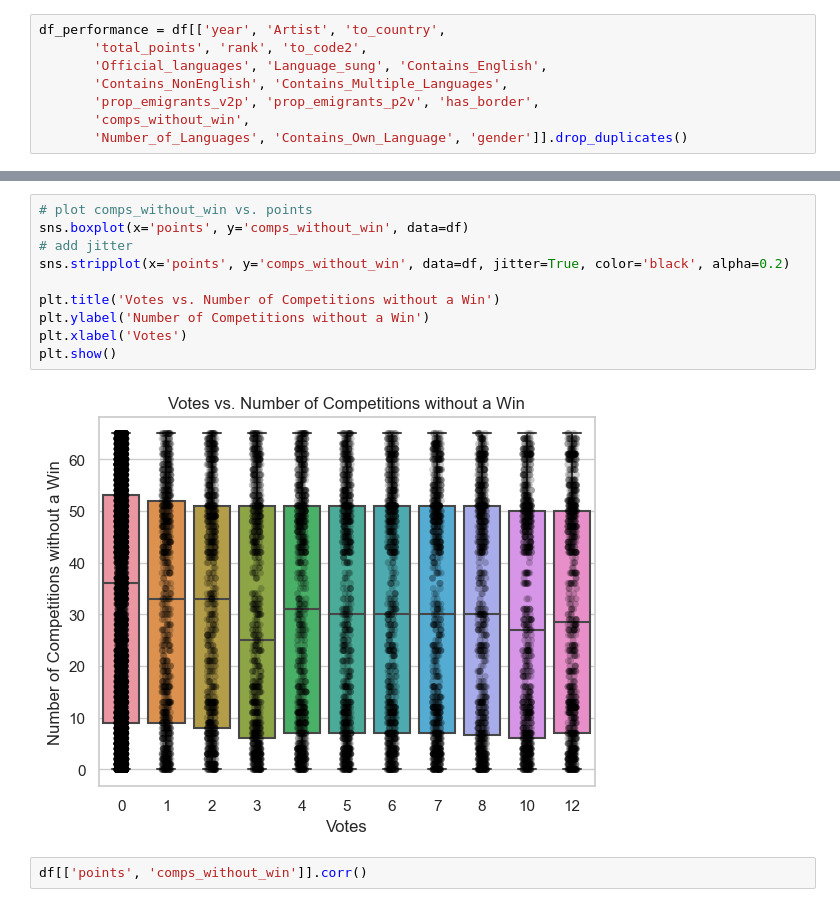
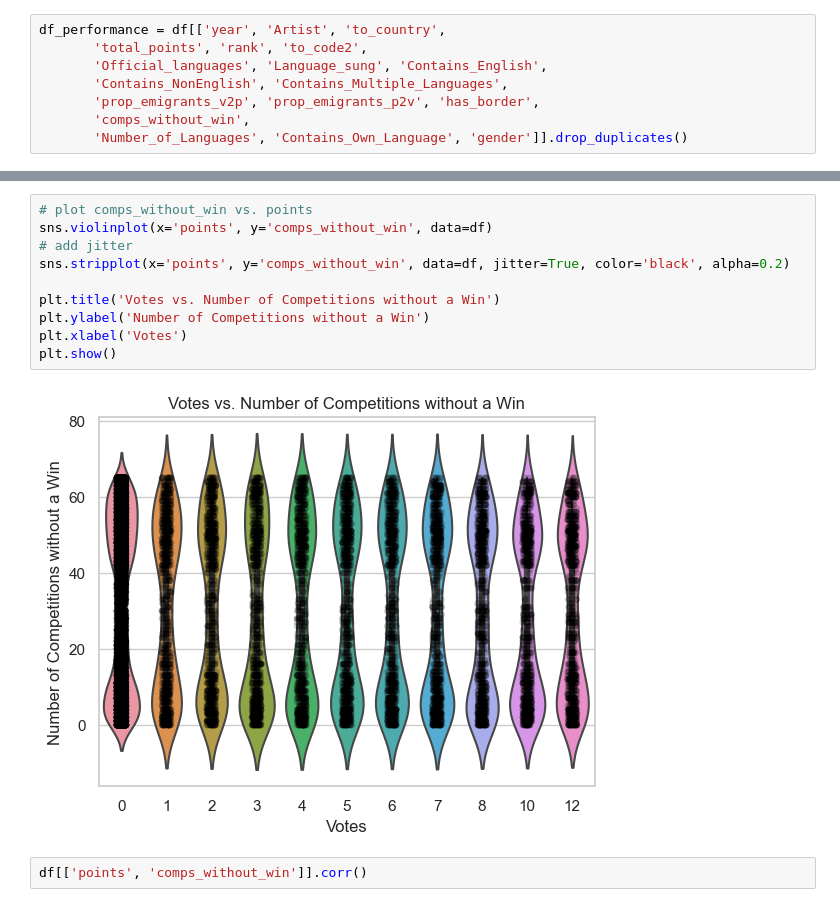
Before and after one commit to KatrionaGoldmann/Eurovision_TDS, a Jupyter notebook: eurovision/notebooks/story.ipynb, the cells around one changed output, grey strips where cells are left out. Saved outputs shown, nothing was run; the diff lists cells and outputs as text.

```diff
--- a/eurovision/notebooks/story.ipynb
+++ b/eurovision/notebooks/story.ipynb
@@ -989,16 +1052,16 @@ plt.show()
 [figure]
 # %%
 # plot comps_without_win vs. points
-sns.boxplot(x='points', y='comps_without_win', data=df)
+sns.violinplot(x='points', y='comps_without_win', data=df)
 # add jitter
 sns.stripplot(x='points', y='comps_without_win', data=df, jitter=True, color='black', alpha=0.2)
 
 plt.title('Votes vs. Number of Competitions without a Win')
 plt.ylabel('Number of Competitions without a Win')
 plt.xlabel('Votes')
 plt.show()
 # %% [output]
-[figure, old version]
+[figure, new version]
 # %%
 df[['points', 'comps_without_win']].corr()
 # %% [output]
```
Also changed, not shown: parts of 22 cells of this notebook, 2 other files.
